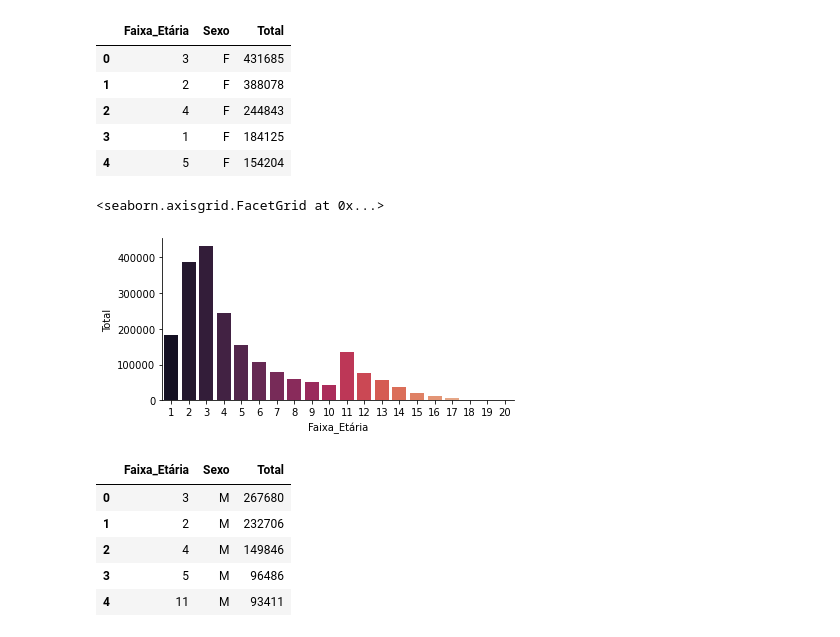
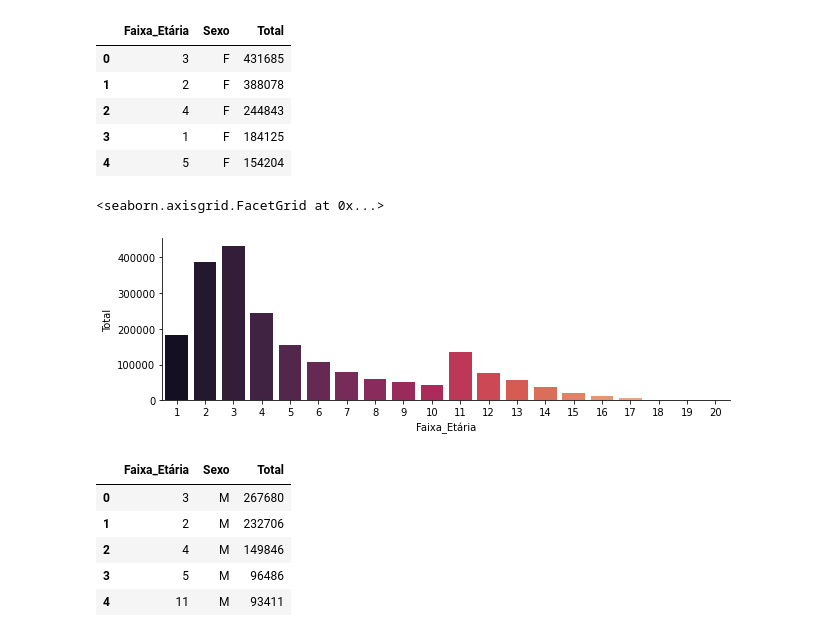
Before and after one commit to DavidADSCX/Explora-o-dos-Dados-do-Enem-2021, a Jupyter notebook: Projeto 1.ipynb, the cells around one changed output. Saved outputs shown, nothing was run; the diff lists cells and outputs as text; code cells hidden in the pictures.

```diff
--- a/Projeto 1.ipynb
+++ b/Projeto 1.ipynb
@@ -223,10 +253,10 @@ Contagem_sexo_F.head()
 | 4 | 5 | F | 154204 |
 # %%
 sns.catplot(x = 'Faixa_Etária', y = 'Total', kind = 'bar', data= Contagem_sexo_F,
-           aspect = 2, height = 3,palette = 'rocket')
+           aspect = 3, height = 3,palette = 'rocket')
 # %% [output]
 <seaborn.axisgrid.FacetGrid at 0x...>
-[figure, old version]
+[figure, new version]
 # %%
 Contagem_sexo_M = faixaetaria_sexo.query('TP_SEXO == "M"').value_counts().to_frame().reset_index()
 Contagem_sexo_M.columns = ['Faixa_Etária', 'Sexo', 'Total']
```
Also changed, not shown: parts of 109 cells of this notebook.
